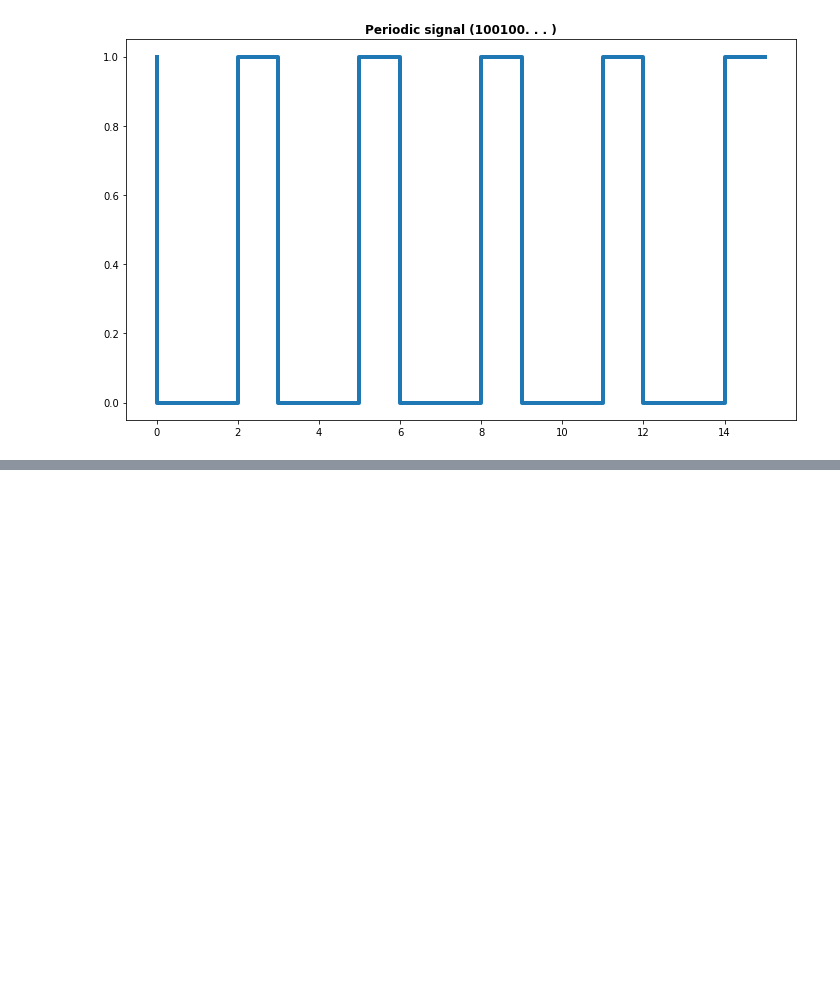
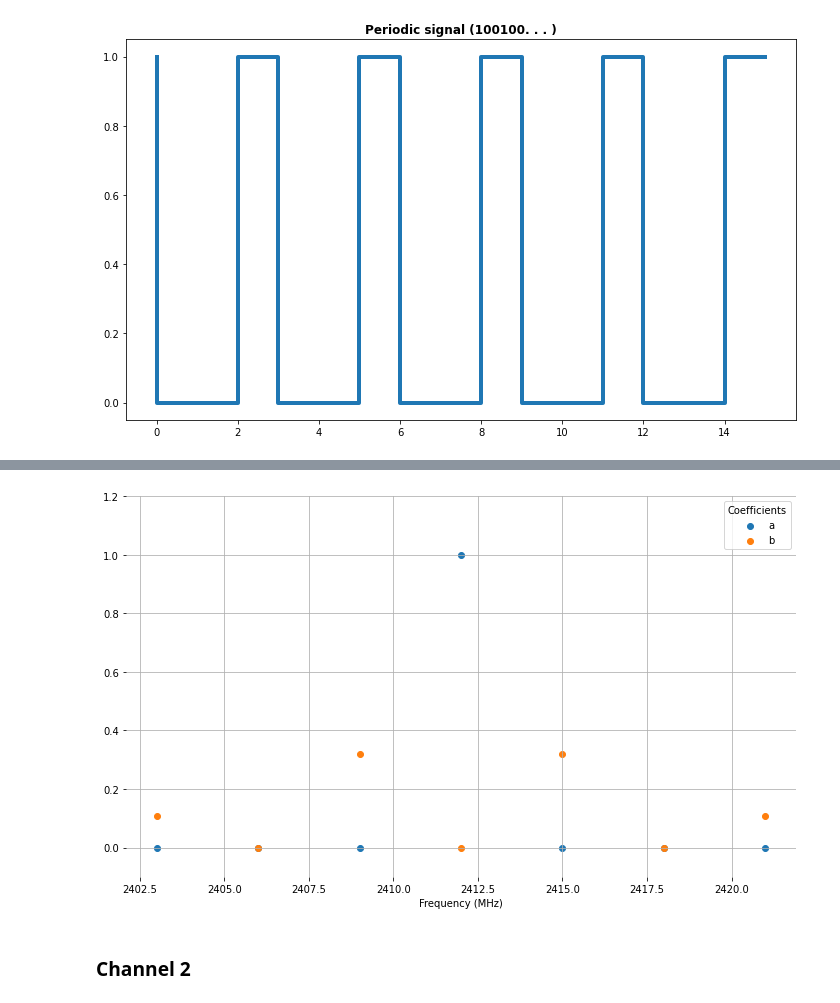
Before and after one commit to raduspaimoc/Communication_Services_And_Security, a Jupyter notebook: Lab 5/Assignment 5.ipynb, the cells around one changed output, grey strips where cells are left out. Saved outputs shown, nothing was run; the diff lists cells and outputs as text; code cells hidden in the pictures; blank space fills up the shorter version.

```diff
--- a/Lab 5/Assignment 5.ipynb
+++ b/Lab 5/Assignment 5.ipynb
@@ -43,0 +180,17 @@ plt.show()
+# %%
+plt.figure(figsize=(12,7))
+ax1 = plt.axes(frameon=False)
+x=range(channel1-11, channel1+11)
+
+plt.scatter(sig1AX, sig1AY, label="a")
+plt.scatter(sig1BX, sig1BY, label="b")
+plt.xlabel('Frequency (MHz)')
+plt.grid()
+ax1.legend(title="Coefficients")
+plt.ylim(-0.1, 1.2)
+plt.savefig('modulated_bs_coef.jpg')
+plt.show()
+# %% [output]
+[figure, added]
+# %% [markdown]
+### Channel 2
```
Also changed, not shown: parts of 12 cells of this notebook, 4 other files.
